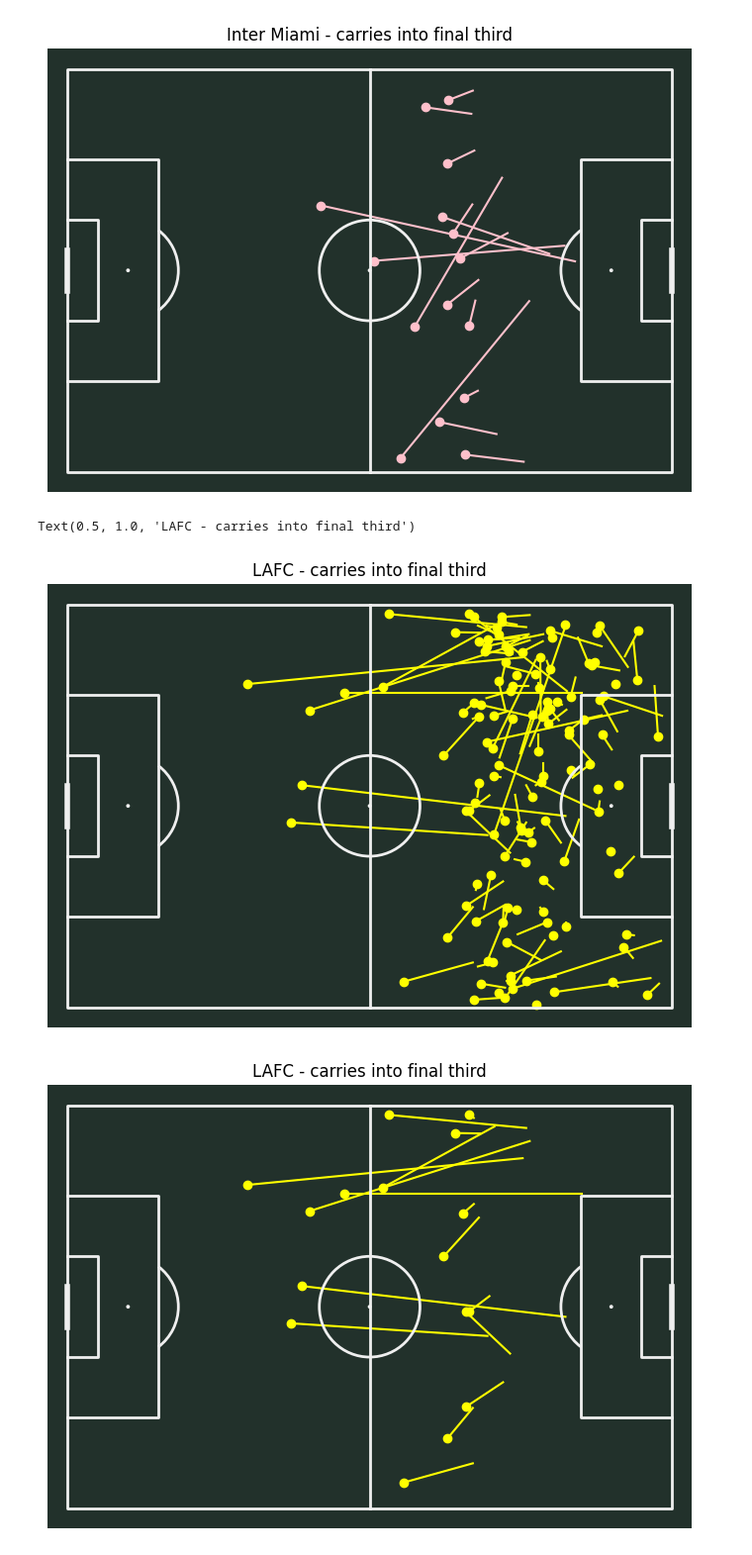
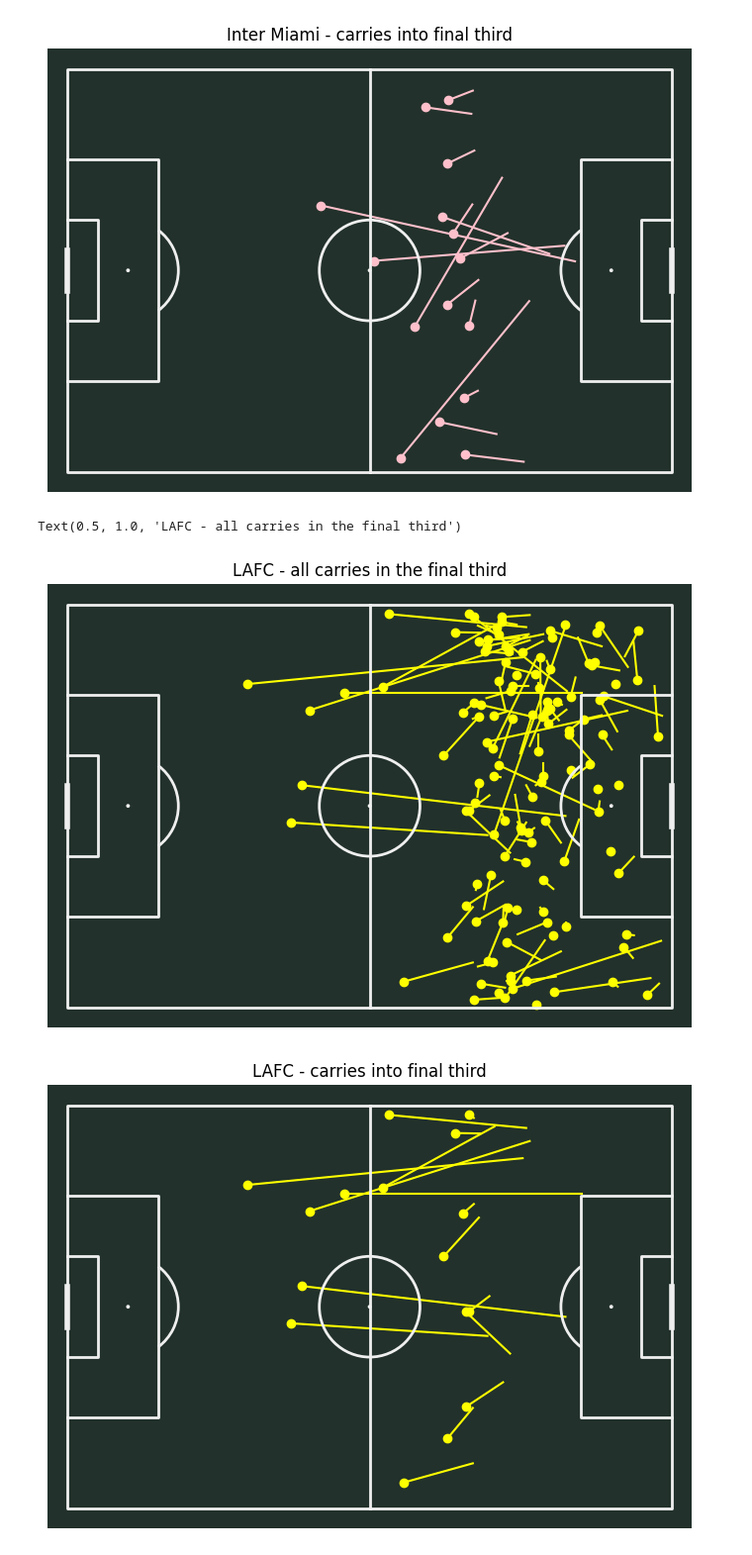
Before and after one commit to der-amit/soccer_plots, a Jupyter notebook: mls_plots.ipynb, the cells around one changed output. Shown: that part at 99% size. Saved outputs shown, nothing was run; the diff lists cells and outputs as text; code cells hidden in the pictures.

```diff
--- a/mls_plots.ipynb
+++ b/mls_plots.ipynb
@@ -280,16 +280,16 @@ plt.show()
 # %%
 #LAFC carries into final third
 fix, ax = pitch.draw(figsize=(8,5))
 
 carries_f3rd = df_carries[(df_carries['team'] == 'LAFC') & (df_carries['carry_end_x'] > 80)]
 ax.plot((carries_f3rd.xstart, carries_f3rd.carry_end_x),(carries_f3rd.ystart, carries_f3rd.carry_end_y),color = 'yellow')
 ax.plot(carries_f3rd.xstart, carries_f3rd.ystart, 'o', color = 'yellow')
 
 
-ax.set_title("LAFC - carries into final third")
+ax.set_title("LAFC - All carries in the final third")
 # %% [output]
-Text(0.5, 1.0, 'LAFC - carries into final third')
+Text(0.5, 1.0, 'LAFC - all carries in the final third')
-[figure, old version]
+[figure, new version]
 # %%
 fig, ax = pitch.draw(figsize=(8,5))
 
```
Also changed, not shown: parts of 1 cell of this notebook.
